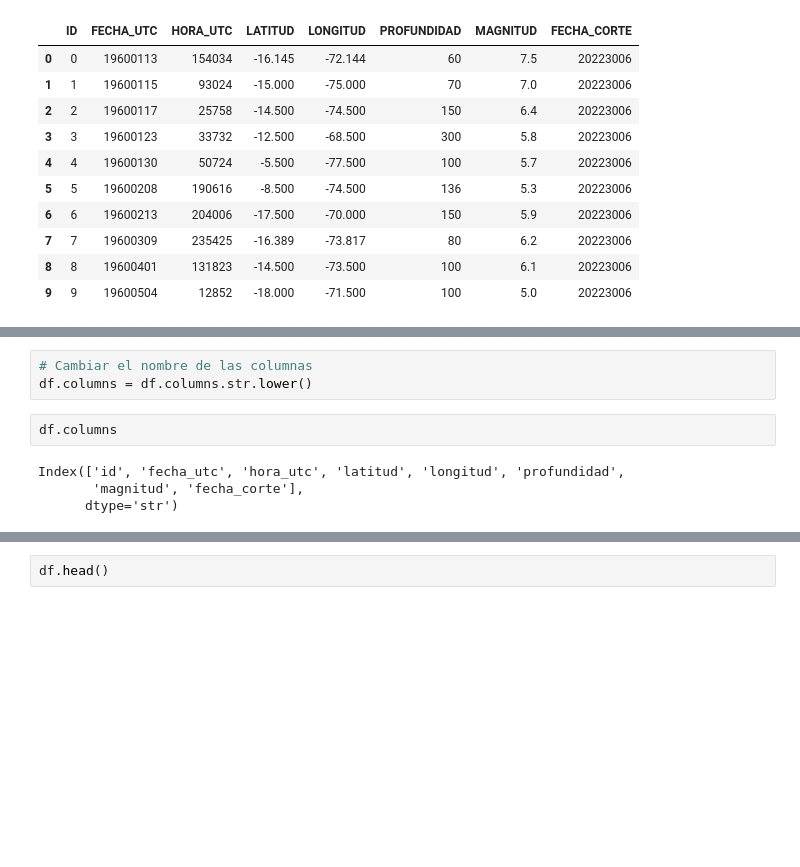
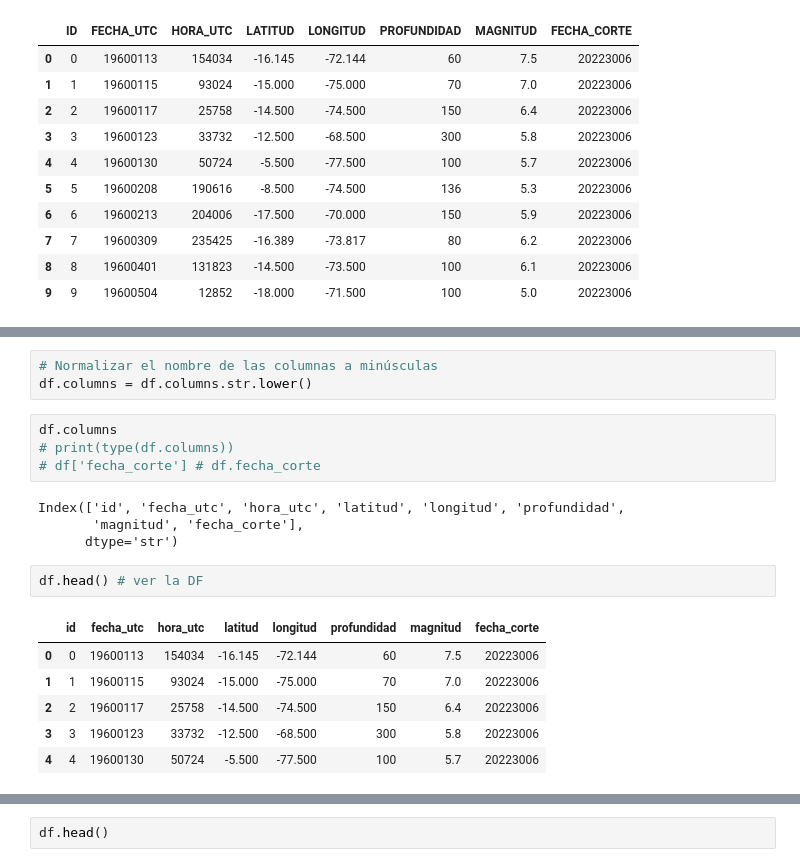
Before and after one commit to elliotAldersom/Blue_Lock_SQL_Project, a Jupyter notebook: python/yoshio/app.ipynb, the cells around one changed output, grey strips where cells are left out. Drawn from its saved outputs; the diff is of its cells as text; blank space fills up the shorter version.

```diff
--- a/python/yoshio/app.ipynb
+++ b/python/yoshio/app.ipynb
@@ -54,9 +153,20 @@ memory usage: 1.4 MB
 # %%
-# Cambiar el nombre de las columnas
+# Normalizar el nombre de las columnas a minúsculas
 df.columns = df.columns.str.lower()
 # %%
 df.columns
+# print(type(df.columns))
+# df['fecha_corte'] # df.fecha_corte
 # %% [output]
 Index(['id', 'fecha_utc', 'hora_utc', 'latitud', 'longitud', 'profundidad',
        'magnitud', 'fecha_corte'],
       dtype='str')
+# %%
+df.head() # ver la DF
+# %% [output]
+|  | id | fecha_utc | hora_utc | latitud | longitud | profundidad | magnitud | fecha_corte |
+| 0 | 0 | 19600113 | 154034 | -16.145 | -72.144 | 60 | 7.5 | 20223006 |
+| 1 | 1 | 19600115 | 93024 | -15.000 | -75.000 | 70 | 7.0 | 20223006 |
+| 2 | 2 | 19600117 | 25758 | -14.500 | -74.500 | 150 | 6.4 | 20223006 |
+| 3 | 3 | 19600123 | 33732 | -12.500 | -68.500 | 300 | 5.8 | 20223006 |
+| 4 | 4 | 19600130 | 50724 | -5.500 | -77.500 | 100 | 5.7 | 20223006 |
```
Also changed, not shown: parts of 29 cells of this notebook, 1 other file.
